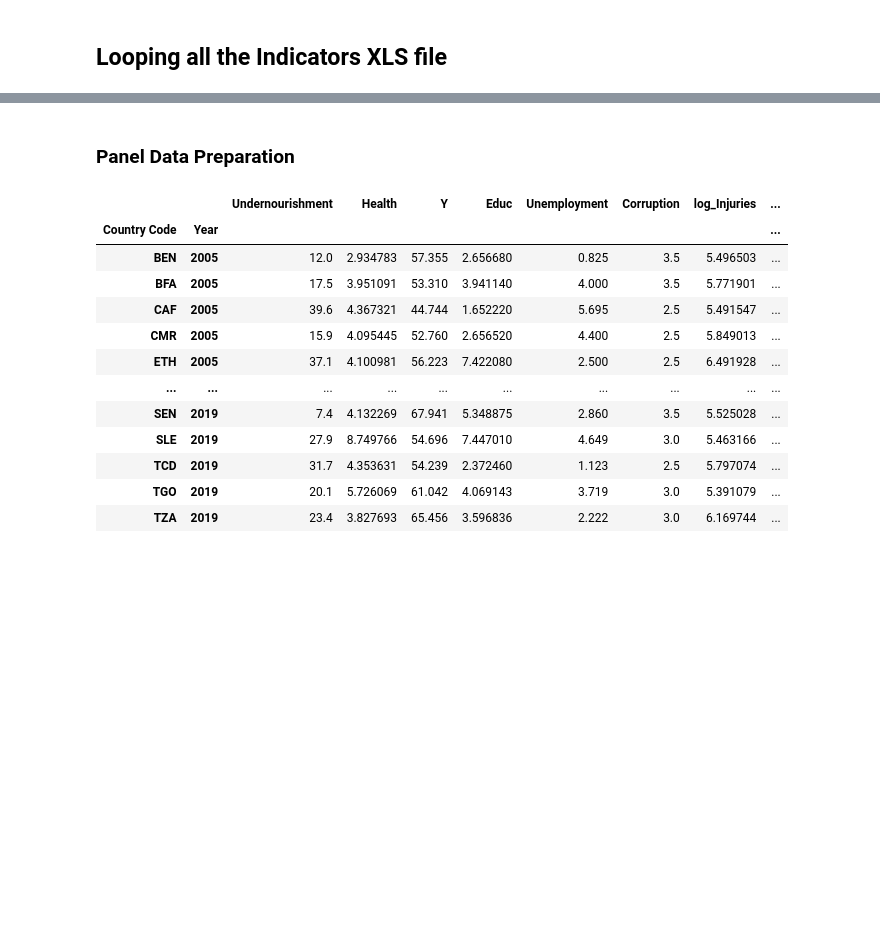
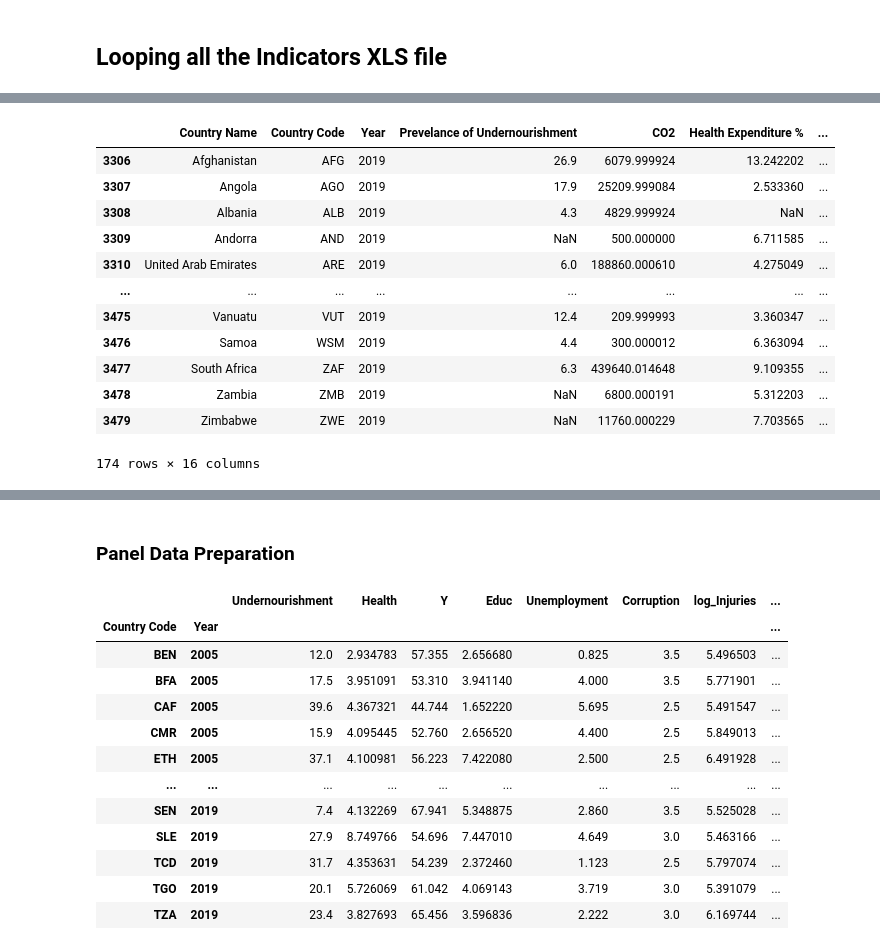
Before and after one commit to Shritej24c/Econometrics, a Jupyter notebook: Econ Data clean.ipynb, the cells around one changed output, grey strips where cells are left out. Drawn from its saved outputs; the diff is of its cells as text; code cells hidden in the pictures; blank space fills up the shorter version.

```diff
--- a/Econ Data clean.ipynb
+++ b/Econ Data clean.ipynb
@@ -161,3 +587,17 @@ df_final
 # %%
-df_final.loc[df_final['Year' == '2019']]
+df_final.loc[df_final['Year'] == 2019]
+# %% [output]
+|  | Country Name | Country Code | Year | Prevelance of Undernourishment | CO2 | Health Expenditure % | ... |
+| 3306 | Afghanistan | AFG | 2019 | 26.9 | 6079.999924 | 13.242202 | ... |
+| 3307 | Angola | AGO | 2019 | 17.9 | 25209.999084 | 2.533360 | ... |
+| 3308 | Albania | ALB | 2019 | 4.3 | 4829.999924 | NaN | ... |
+| 3309 | Andorra | AND | 2019 | NaN | 500.000000 | 6.711585 | ... |
+| 3310 | United Arab Emirates | ARE | 2019 | 6.0 | 188860.000610 | 4.275049 | ... |
+| ... | ... | ... | ... | ... | ... | ... | ... |
+| 3475 | Vanuatu | VUT | 2019 | 12.4 | 209.999993 | 3.360347 | ... |
+| 3476 | Samoa | WSM | 2019 | 4.4 | 300.000012 | 6.363094 | ... |
+| 3477 | South Africa | ZAF | 2019 | 6.3 | 439640.014648 | 9.109355 | ... |
+| 3478 | Zambia | ZMB | 2019 | NaN | 6800.000191 | 5.312203 | ... |
+| 3479 | Zimbabwe | ZWE | 2019 | NaN | 11760.000229 | 7.703565 | ... |
+174 rows × 16 columns
 # %%
```
Also changed, not shown: parts of 57 cells of this notebook, 9 other files.
